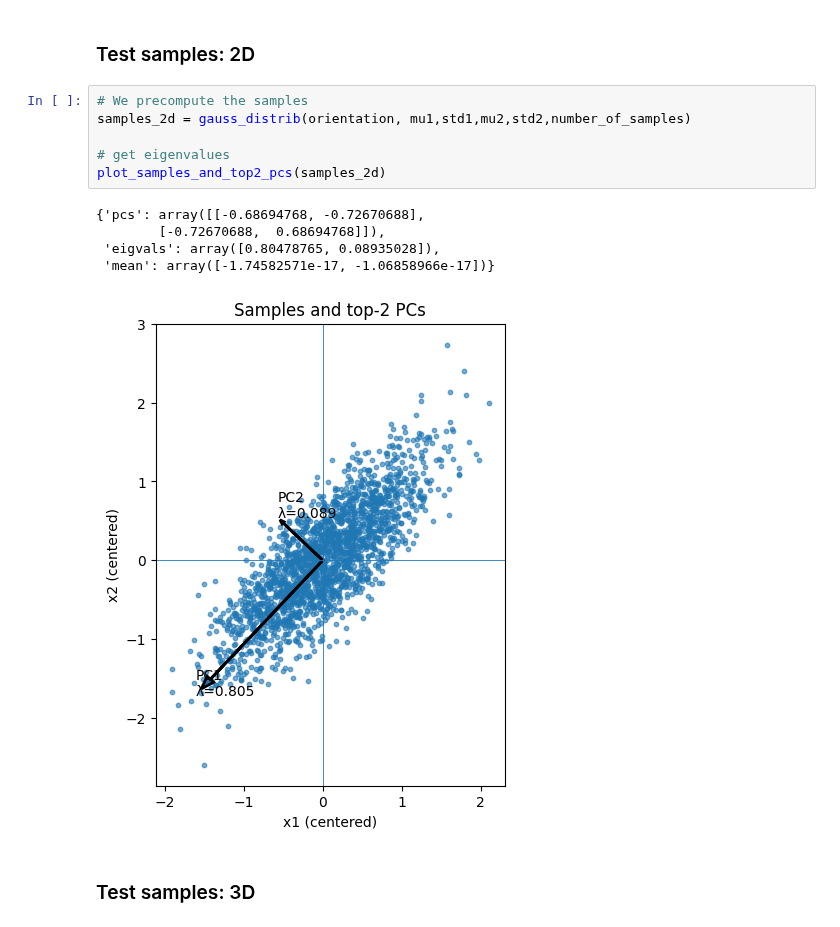
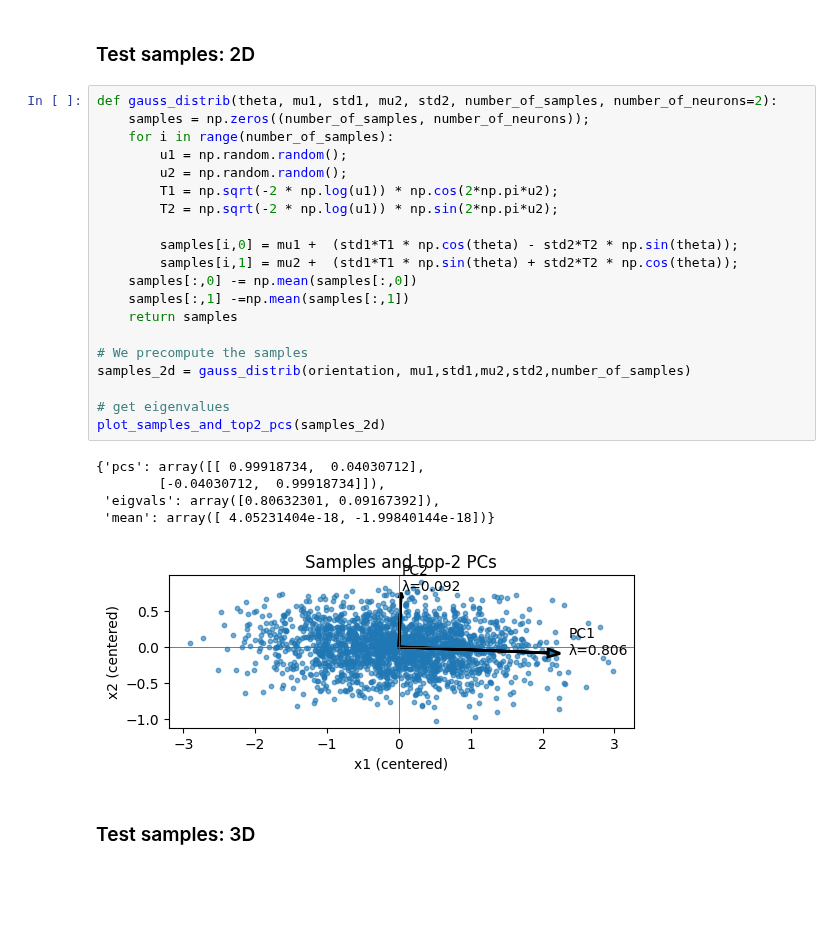
Before and after one commit to neuralalgorithms/representational-drift, a Jupyter notebook: hebbian_classic.ipynb, the cells around one changed output. Cells and saved outputs as stored; diff of their text form; blank space fills up the shorter version.

```diff
--- a/hebbian_classic.ipynb
+++ b/hebbian_classic.ipynb
@@ -85,17 +207,31 @@ learning_rate = 0.1
 # %% [markdown]
 ### Test samples: 2D
 # %%
+def gauss_distrib(theta, mu1, std1, mu2, std2, number_of_samples, number_of_neurons=2):
+    samples = np.zeros((number_of_samples, number_of_neurons));
+    for i in range(number_of_samples):
+        u1 = np.random.random();
+        u2 = np.random.random();
+        T1 = np.sqrt(-2 * np.log(u1)) * np.cos(2*np.pi*u2);
+        T2 = np.sqrt(-2 * np.log(u1)) * np.sin(2*np.pi*u2);
+
+        samples[i,0] = mu1 +  (std1*T1 * np.cos(theta) - std2*T2 * np.sin(theta));
+        samples[i,1] = mu2 +  (std1*T1 * np.sin(theta) + std2*T2 * np.cos(theta));
+    samples[:,0] -= np.mean(samples[:,0])
+    samples[:,1] -=np.mean(samples[:,1])
+    return samples
+
 # We precompute the samples
 samples_2d = gauss_distrib(orientation, mu1,std1,mu2,std2,number_of_samples)
 
 # get eigenvalues
 plot_samples_and_top2_pcs(samples_2d)
 # %% [output]
-{'pcs': array([[-0.68694768, -0.72670688],
-        [-0.72670688,  0.68694768]]),
- 'eigvals': array([0.80478765, 0.08935028]),
- 'mean': array([-1.74582571e-17, -1.06858966e-17])}
+{'pcs': array([[ 0.99918734,  0.04030712],
+        [-0.04030712,  0.99918734]]),
+ 'eigvals': array([0.80632301, 0.09167392]),
+ 'mean': array([ 4.05231404e-18, -1.99840144e-18])}
-[figure, old version]
+[figure, new version]
 # %% [markdown]
 ### Test samples: 3D
 # %%
```
Also changed, not shown: parts of 10 cells of this notebook, 7 other files.
